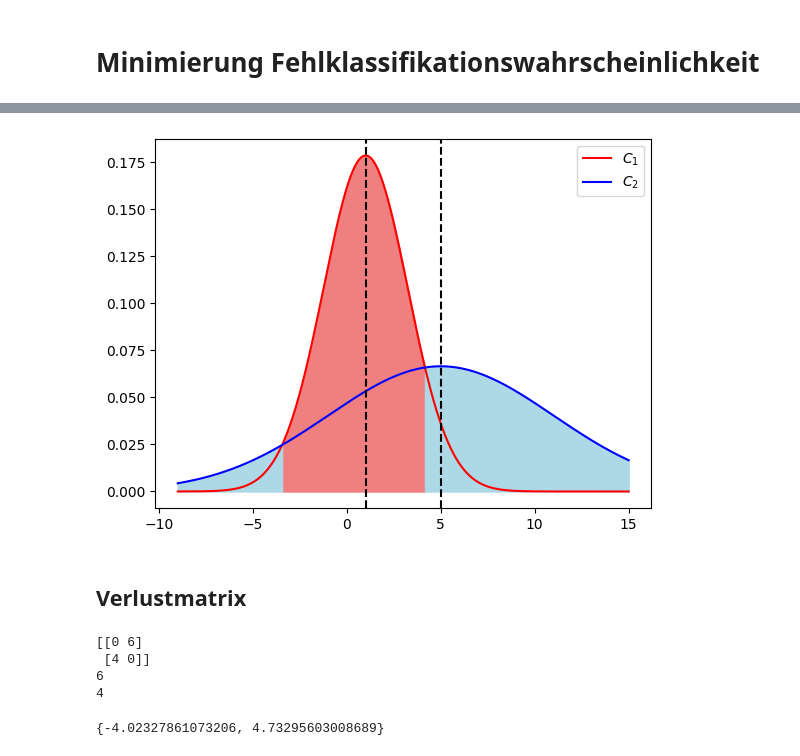
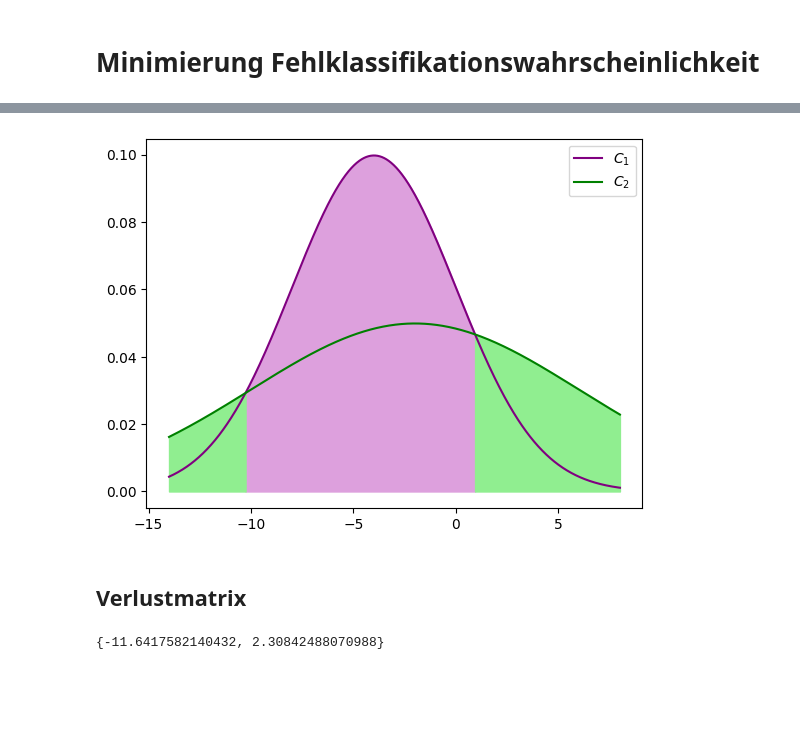
Before and after one commit to nicosrm/24-mus, a Jupyter notebook: src/opal/klassifikation_bayes.ipynb, the cells around one changed output, grey strips where cells are left out. Drawn from its saved outputs; the diff is of its cells as text; code cells hidden in the pictures; blank space fills up the shorter version.

```diff
--- a/src/opal/klassifikation_bayes.ipynb
+++ b/src/opal/klassifikation_bayes.ipynb
@@ -6,11 +6,13 @@ import numpy as np
 from scipy.stats import norm
 from sympy import *
 # %%
-mu1 = 1
-mu2 = 5
-var1 = 5
-var2 = 36
+mu1 = -4
+var1 = 16
 
+mu2 = -2
+var2 = 64
+
+# Test aus Seminar
 # mu1 = 0
 # mu2 = 2
 # var1 = 0.5
@@ -50,51 +61,38 @@ R2 = (-inf, -3.4477) + (4.1574, +inf)
 # %%
 x_plot = np.linspace(left_border, right_border, 1000)
 
-plt.plot(x_plot, norm.pdf(x_plot, mu1, np.sqrt(var1)), color='r', label='$C_1$')
-plt.plot(x_plot, norm.pdf(x_plot, mu2, np.sqrt(var2)), color='b', label='$C_2$')
-
-plt.axvline(x=mu1, color='black', linestyle='--')
-plt.axvline(x=mu2, color='black', linestyle='--')
+plt.plot(x_plot, norm.pdf(x_plot, mu1, np.sqrt(var1)), color='purple', label='$C_1$')
+plt.plot(x_plot, norm.pdf(x_plot, mu2, np.sqrt(var2)), color='green', label='$C_2$')
 
 R1 = np.linspace(float(x[0]), float(x[1]))
-plt.fill_between(R1, norm.pdf(R1, mu1, np.sqrt(var1)), color='lightcoral')
+plt.fill_between(R1, norm.pdf(R1, mu1, np.sqrt(var1)), color='plum')
 
 R2_1 = np.linspace(left_border, float(x[0]))
-plt.fill_between(R2_1, norm.pdf(R2_1, mu2, np.sqrt(var2)), color='lightblue')
+plt.fill_between(R2_1, norm.pdf(R2_1, mu2, np.sqrt(var2)), color='lightgreen')
 
 R2_2 = np.linspace(float(x[1]), right_border)
-plt.fill_between(R2_2, norm.pdf(R2_2, mu2, np.sqrt(var2)), color='lightblue')
+plt.fill_between(R2_2, norm.pdf(R2_2, mu2, np.sqrt(var2)), color='lightgreen')
 
 plt.legend()
 plt.show()
 # %% [output]
-[figure, old version]
+[figure, new version]
 # %% [markdown]
 ## Verlustmatrix
 # %%
 L = np.array([[0, 6], [4, 0]])
 # L = np.array([[0, 0.5], [1, 0]])
-
-print(L)
-print(L[0][1])
-print(L[1][0])
-# %% [output]
-[[0 6]
- [4 0]]
-6
-4
 # %%
 x = Symbol('x')
 
 lhs = (1 / (2 * var2) - 1 / (2 * var1)) * x**2 + ((2 * mu1) / (2 * var1) - (2 * mu2) / (2 * var2)) * x + mu2**2 / (2 * var2) - mu1**2 / (2 * var1) - ln(L[1][0] / L[0][1] * sqrt(var1 / var2))
-lhs
 eqn = Eq(lhs, 0)
 
 x = solveset(eqn)
 print(x)
 x = list(x)
 # %% [output]
-{-4.02327861073206, 4.73295603008689}
+{-11.6417582140432, 2.30842488070988}
 # %%
 print(f'R1 = ({x[0]:.4f}, {x[1]:.4f})')
 print(f'R2 = (-inf, {x[0]:.4f}) + ({x[1]:.4f}, +inf)')
```
Also changed, not shown: parts of 10 cells of this notebook.
